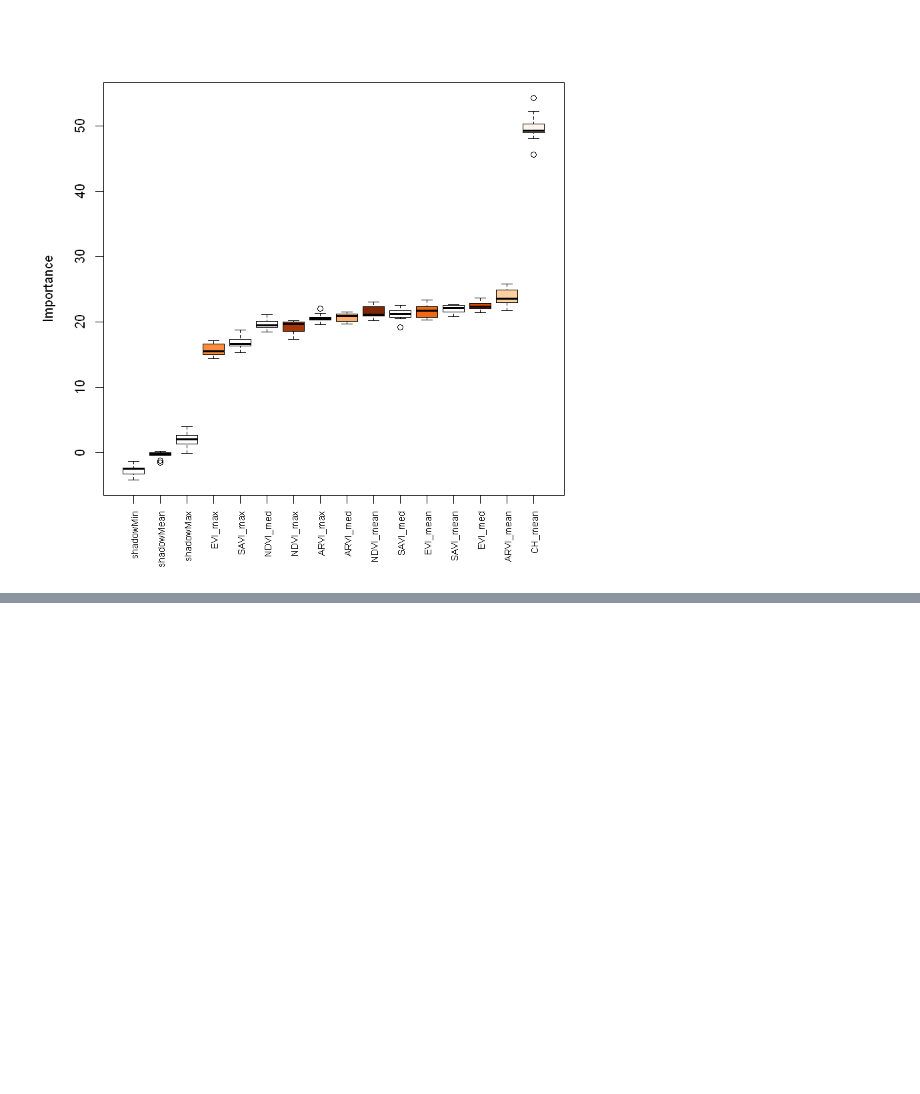
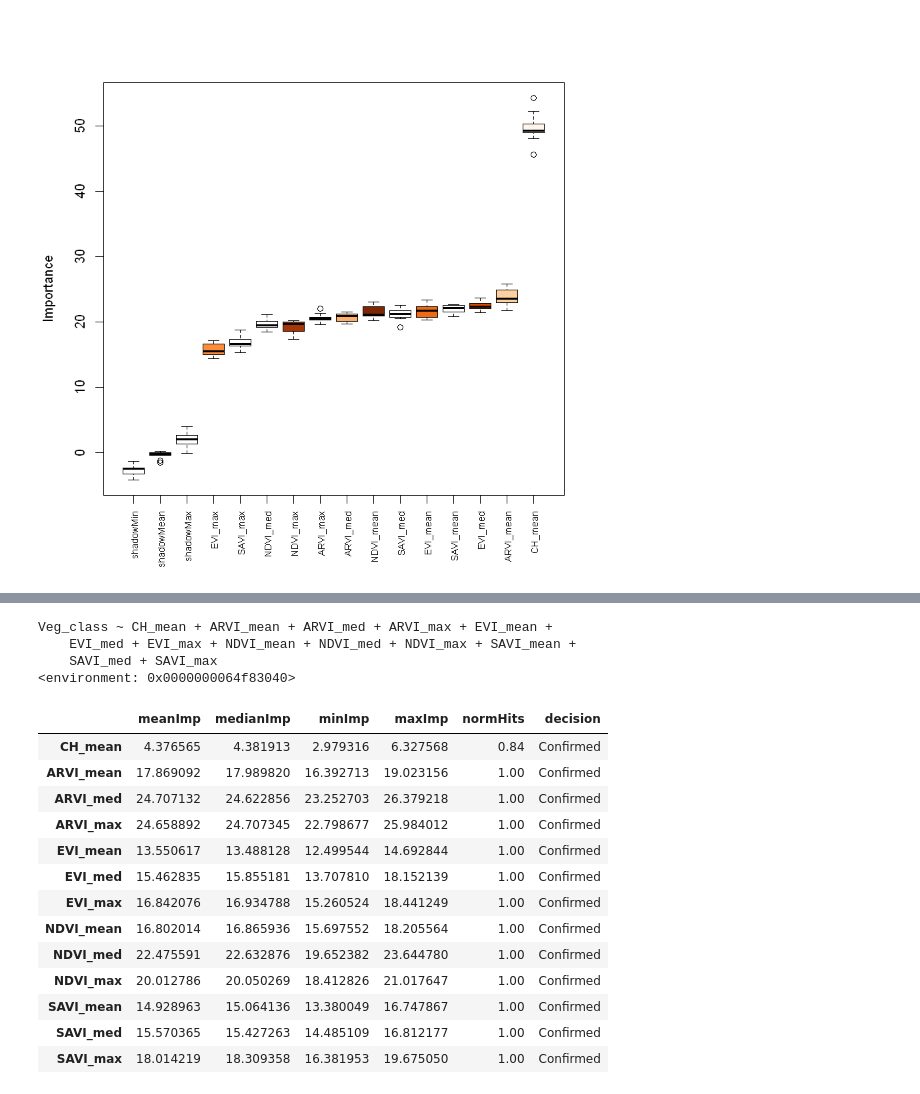
Before and after one commit to kh-bh/EarthScienceSVSM, a Jupyter notebook: EDA Analysis Folder/Important Variables (R).ipynb, the cells around one changed output, grey strips where cells are left out. Cells and saved outputs as stored; diff of their text form; code cells hidden in the pictures; blank space fills up the shorter version.

```diff
--- a/EDA Analysis Folder/Important Variables (R).ipynb
+++ b/EDA Analysis Folder/Important Variables (R).ipynb
@@ -275,0 +250,24 @@ at = 1:ncol(boruta2$ImpHistory), cex.axis = 0.7)
+# %%
+getConfirmedFormula(boruta3)
+# %% [output]
+Veg_class ~ CH_mean + ARVI_mean + ARVI_med + ARVI_max + EVI_mean +
+    EVI_med + EVI_max + NDVI_mean + NDVI_med + NDVI_max + SAVI_mean +
+    SAVI_med + SAVI_max
+<environment: 0x0000000064f83040>
+# %%
+attStats(boruta3)
+# %% [output]
+|  | meanImp | medianImp | minImp | maxImp | normHits | decision |
+| CH_mean | 4.376565 | 4.381913 | 2.979316 | 6.327568 | 0.84 | Confirmed |
+| ARVI_mean | 17.869092 | 17.989820 | 16.392713 | 19.023156 | 1.00 | Confirmed |
+| ARVI_med | 24.707132 | 24.622856 | 23.252703 | 26.379218 | 1.00 | Confirmed |
+| ARVI_max | 24.658892 | 24.707345 | 22.798677 | 25.984012 | 1.00 | Confirmed |
+| EVI_mean | 13.550617 | 13.488128 | 12.499544 | 14.692844 | 1.00 | Confirmed |
+| EVI_med | 15.462835 | 15.855181 | 13.707810 | 18.152139 | 1.00 | Confirmed |
+| EVI_max | 16.842076 | 16.934788 | 15.260524 | 18.441249 | 1.00 | Confirmed |
+| NDVI_mean | 16.802014 | 16.865936 | 15.697552 | 18.205564 | 1.00 | Confirmed |
+| NDVI_med | 22.475591 | 22.632876 | 19.652382 | 23.644780 | 1.00 | Confirmed |
+| NDVI_max | 20.012786 | 20.050269 | 18.412826 | 21.017647 | 1.00 | Confirmed |
+| SAVI_mean | 14.928963 | 15.064136 | 13.380049 | 16.747867 | 1.00 | Confirmed |
+| SAVI_med | 15.570365 | 15.427263 | 14.485109 | 16.812177 | 1.00 | Confirmed |
+| SAVI_max | 18.014219 | 18.309358 | 16.381953 | 19.675050 | 1.00 | Confirmed |
```
Also changed, not shown: parts of 21 cells of this notebook, 1 other file.
